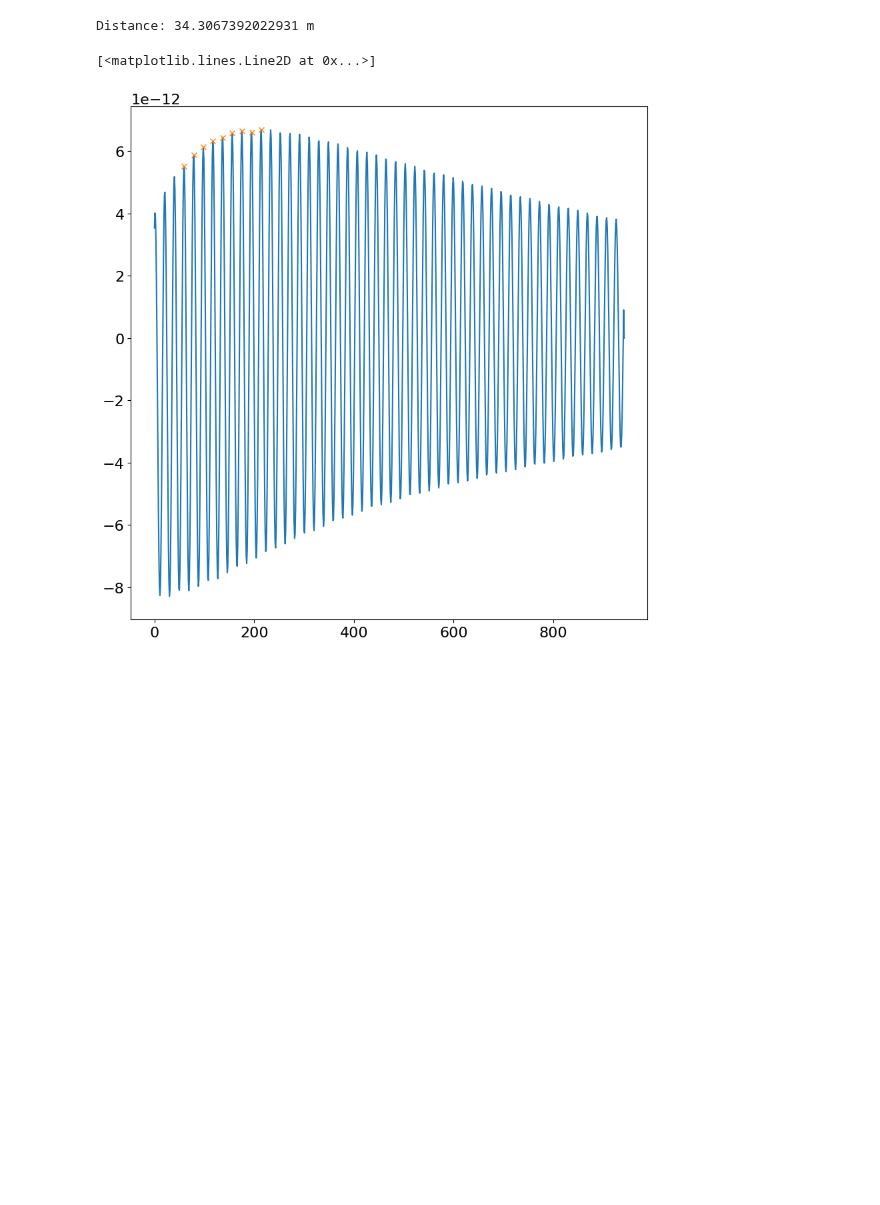
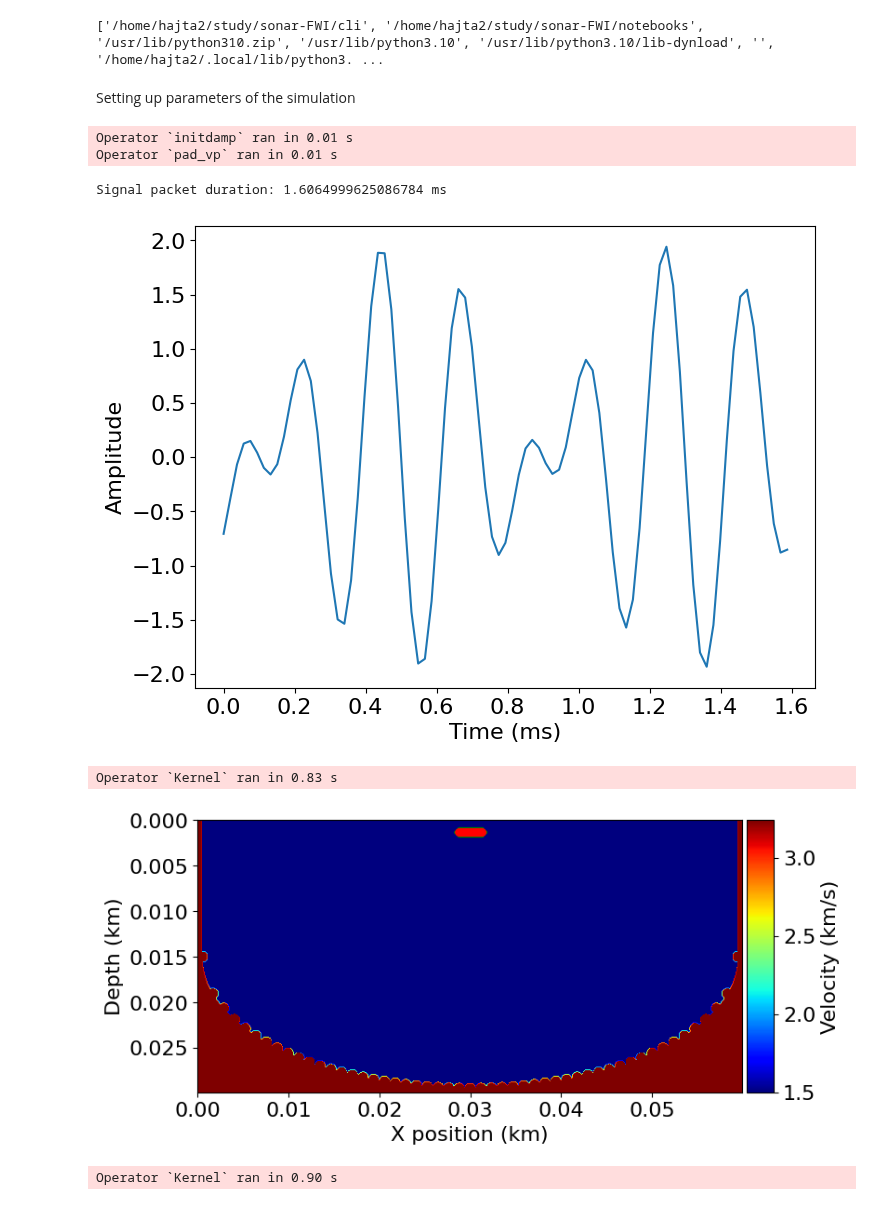
Before and after one commit to bgd54/sonar-FWI, a Jupyter notebook: notebooks/correlate.ipynb, the cells around one changed output. Cells and saved outputs as stored; diff of their text form; code cells hidden in the pictures; blank space fills up the shorter version.

Commit message:
functions for v2 sonar, and correlation

```diff
--- a/notebooks/correlate.ipynb
+++ b/notebooks/correlate.ipynb
@@ -221,17 +1,56 @@ plt.plot(peak_indices[5], corr[5, peak_indices[5]], 'x')
-# %%
-corr_avg = correlate(np.average(rec.data, axis=1), ideal_signal1, mode='full')
-peak, _ = find_peaks(corr_avg, height=np.max(corr_avg) * 0.6, distance=10)
-print(f'Distance: {peak[0] * dt * v_water * 1e3} m')
-# %% [output]
-Distance: 34.3067392022931 m
-# %%
-cut = 900
-avg = np.average(rec.data, axis=1)[cut:]
-peaks, _ = find_peaks(avg)
-prominences = peak_prominences(avg, peaks)[0]
-true_peaks = peaks[(prominences - np.mean(prominences)) / np.std(prominences) > 1]
-plt.plot(avg)
-plt.plot(true_peaks, avg[true_peaks], 'x')
-# %% [output]
-[<matplotlib.lines.Line2D at 0x...>]
-[figure, removed]
+# %%
+# add to path to acces cli
+import sys
+import os
+import time
+import math
+import tqdm
+import numpy as np
+import numpy.typing as npt
+import matplotlib.pyplot as plt
+import matplotlib.animation as animation
+from typing import Optional
+
+sys.path.insert(0, os.path.abspath("../cli"))
+print(sys.path)
+plt.rcParams['figure.figsize'] = (10, 10)  # Increases figure size
+from simulation.sonar import Sonar_v2
+from simulation.utils import FlatBottom, EllipsisBottom
+from simulation.sources import SineSource, MultiFrequencySource
+
+from devito import Operator
+from examples.seismic import Receiver, plot_velocity
+# %% [output]
+['/home/hajta2/study/sonar-FWI/cli', '/home/hajta2/study/sonar-FWI/notebooks', '/usr/lib/python310.zip', '/usr/lib/python3.10', '/usr/lib/python3.10/lib-dynload', '', '/home/hajta2/.local/lib/python3. ...
+# %% [markdown]
+Setting up parameters of the simulation
+# %%
+domain_size = (60, 30)  # (m, m)
+f0 = 5.0  # kHz
+v_env = 1.5  # km/s
+ns = 128
+source_distance = 0.02  # m
+center_pos_rel = (0.5, 0.0)
+max_distance = math.sqrt((domain_size[0] / 2) ** 2 + domain_size[1] ** 2)
+t_end = max_distance * 2 / v_env + 5
+# %%
+sonar = Sonar_v2(domain_size, f0, v_env, EllipsisBottom(domain_size[0], domain_size[1], True), t_end)
+sonar.set_source(source_distance = source_distance, ns = ns)
+sonar.finalize(snapshot_delay=0.1)
+packet = sonar.src.signal_packet
+plt.plot(sonar.time_range.time_values[:packet.shape[0]], packet)
+print(f"Signal packet duration: {packet.shape[0] * sonar.time_range.step} ms")
+plt.xlabel('Time (ms)')
+plt.ylabel('Amplitude')
+plt.tick_params()
+plt.show()
+assert isinstance(sonar.op, Operator) and isinstance(sonar.rec, Receiver)
+sonar.op(time=sonar.time_range.num - 2, dt=sonar.model.critical_dt)
+plot_velocity(sonar.model, source=sonar.src.coordinates.data, receiver=sonar.rec.coordinates.data)
+# %% [output]
+Operator `initdamp` ran in 0.01 s
+Operator `pad_vp` ran in 0.01 s
+Signal packet duration: 1.6064999625086784 ms
+[figure, added]
+Operator `Kernel` ran in 0.83 s
+[figure, added]
@@ -237,0 +169,5 @@ plt.plot(true_peaks, avg[true_peaks], 'x')
+# %%
+_, max_latency = run_beam(sonar.src, sonar.rec, sonar.op, sonar.u, source_distance, sonar.time_range, sonar.model.critical_dt, 45, sonar.v_env)
+ideal_signal = sonar.src.signal_packet
+# %% [output]
+Operator `Kernel` ran in 0.90 s
```
Also changed, not shown: parts of 21 cells of this notebook.
